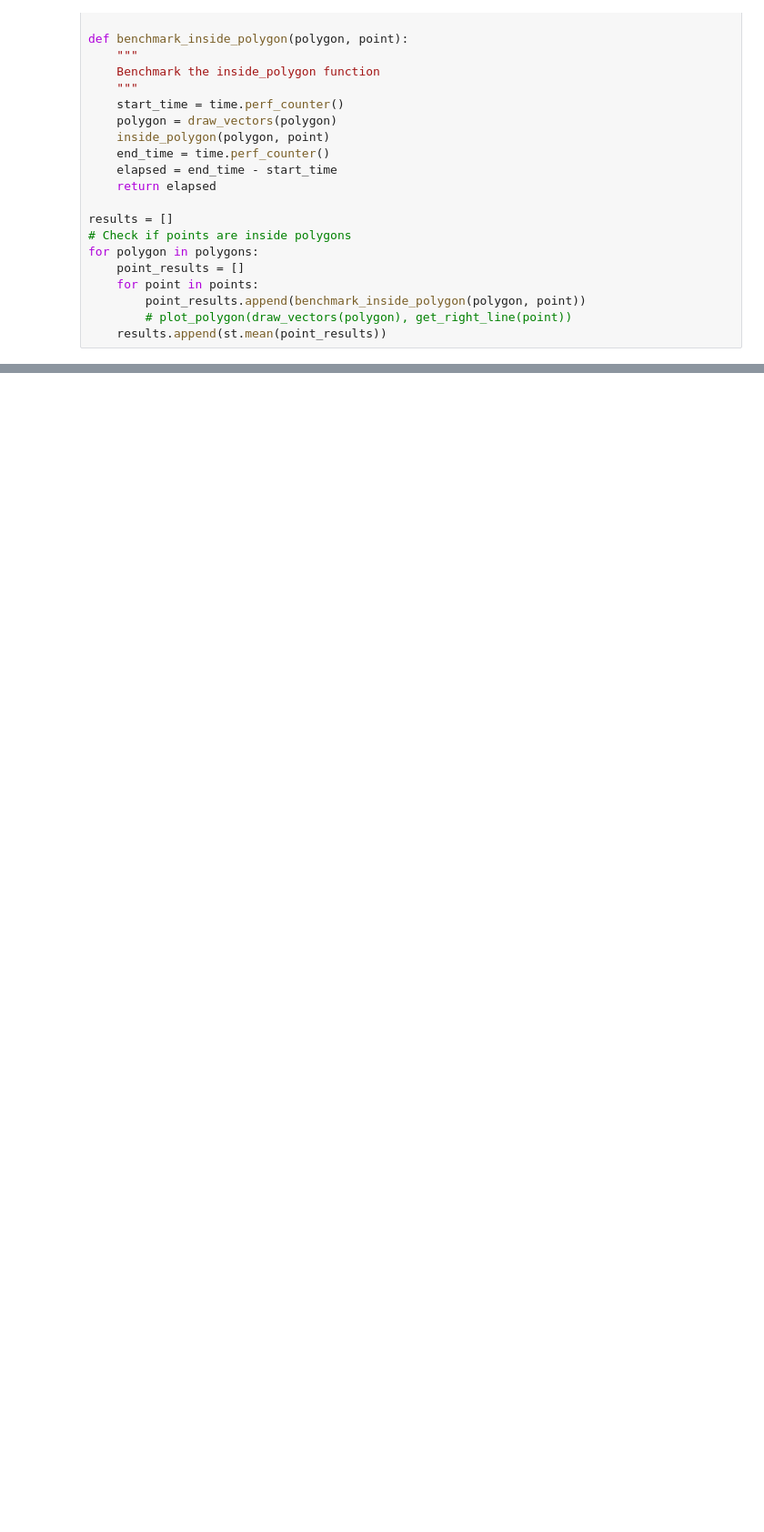
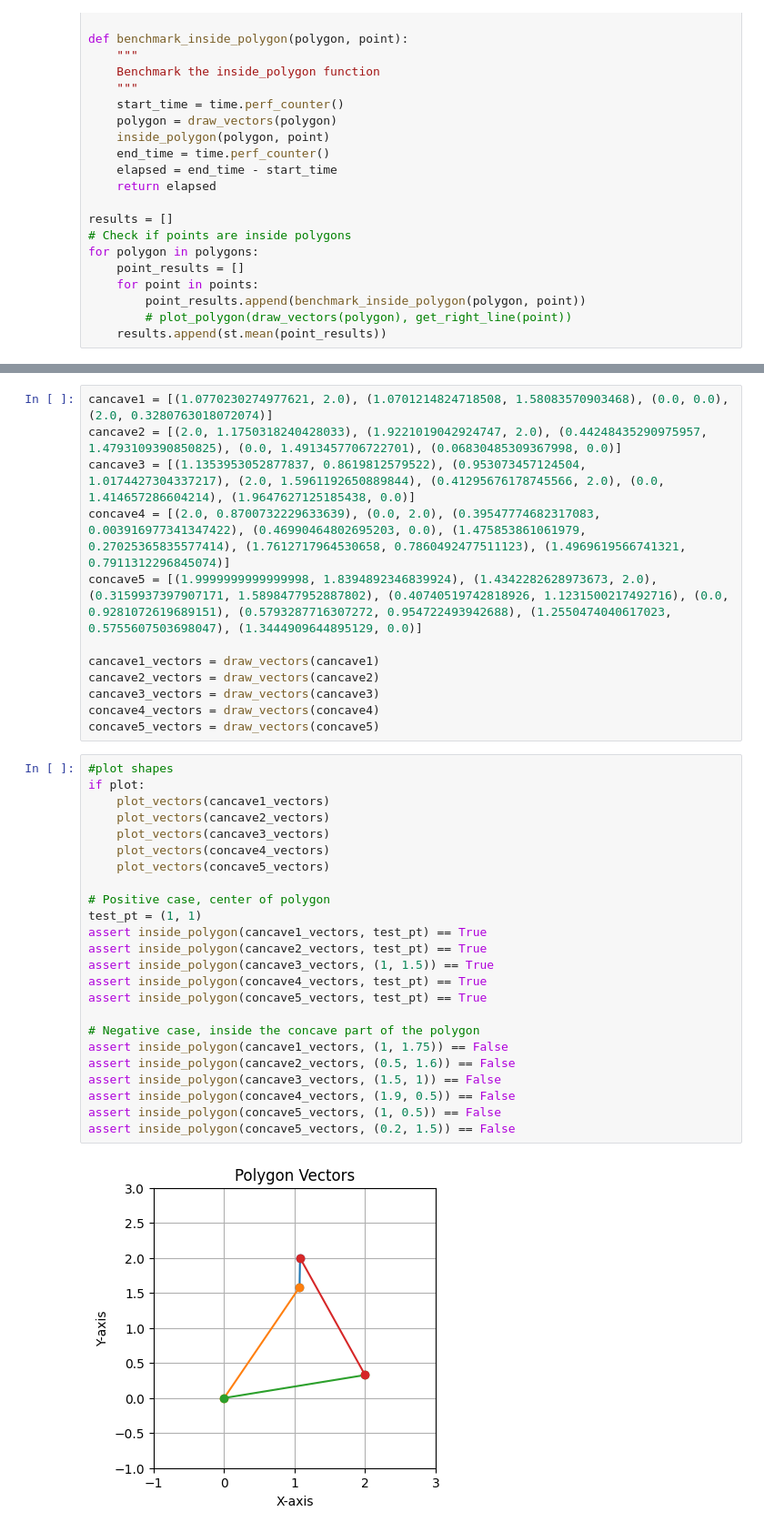
Before and after one commit to jeffTheLandShark/CSC3310, a Jupyter notebook: Lab3/algogroup_lab3.ipynb, the cells around one changed output, grey strips where cells are left out. Shown at 91% size. Cells and saved outputs as stored; diff of their text form; blank space fills up the shorter version.

```diff
--- a/Lab3/algogroup_lab3.ipynb
+++ b/Lab3/algogroup_lab3.ipynb
@@ -262,0 +347,38 @@ Complexity: Sub-linear (e.g., log n)
+# %%
+cancave1 = [(1.0770230274977621, 2.0), (1.0701214824718508, 1.58083570903468), (0.0, 0.0), (2.0, 0.3280763018072074)]
+cancave2 = [(2.0, 1.1750318240428033), (1.9221019042924747, 2.0), (0.44248435290975957, 1.4793109390850825), (0.0, 1.4913457706722701), (0.06830485309367998, 0.0)]
+cancave3 = [(1.1353953052877837, 0.8619812579522), (0.953073457124504, 1.0174427304337217), (2.0, 1.5961192650889844), (0.41295676178745566, 2.0), (0.0, 1.414657286604214), (1.9647627125185438, 0.0)]
+concave4 = [(2.0, 0.8700732229633639), (0.0, 2.0), (0.39547774682317083, 0.003916977341347422), (0.46990464802695203, 0.0), (1.475853861061979, 0.27025365835577414), (1.7612717964530658, 0.7860492477511123), (1.4969619566741321, 0.7911312296845074)]
+concave5 = [(1.9999999999999998, 1.8394892346839924), (1.4342282628973673, 2.0), (0.3159937397907171, 1.5898477952887802), (0.40740519742818926, 1.1231500217492716), (0.0, 0.9281072619689151), (0.5793287716307272, 0.954722493942688), (1.2550474040617023, 0.5755607503698047), (1.3444909644895129, 0.0)]
+
+cancave1_vectors = draw_vectors(cancave1)
+cancave2_vectors = draw_vectors(cancave2)
+cancave3_vectors = draw_vectors(cancave3)
+concave4_vectors = draw_vectors(concave4)
+concave5_vectors = draw_vectors(concave5)
+# %%
+#plot shapes
+if plot:
+    plot_vectors(cancave1_vectors)
+    plot_vectors(cancave2_vectors)
+    plot_vectors(cancave3_vectors)
+    plot_vectors(concave4_vectors)
+    plot_vectors(concave5_vectors)
+
+# Positive case, center of polygon
+test_pt = (1, 1)
+assert inside_polygon(cancave1_vectors, test_pt) == True
+assert inside_polygon(cancave2_vectors, test_pt) == True
+assert inside_polygon(cancave3_vectors, (1, 1.5)) == True
+assert inside_polygon(concave4_vectors, test_pt) == True
+assert inside_polygon(concave5_vectors, test_pt) == True
+
+# Negative case, inside the concave part of the polygon
+assert inside_polygon(cancave1_vectors, (1, 1.75)) == False
+assert inside_polygon(cancave2_vectors, (0.5, 1.6)) == False
+assert inside_polygon(cancave3_vectors, (1.5, 1)) == False
+assert inside_polygon(concave4_vectors, (1.9, 0.5)) == False
+assert inside_polygon(concave5_vectors, (1, 0.5)) == False
+assert inside_polygon(concave5_vectors, (0.2, 1.5)) == False
+# %% [output]
+[figure, added]
```
Also changed, not shown: parts of 6 cells of this notebook, 1 other file.
